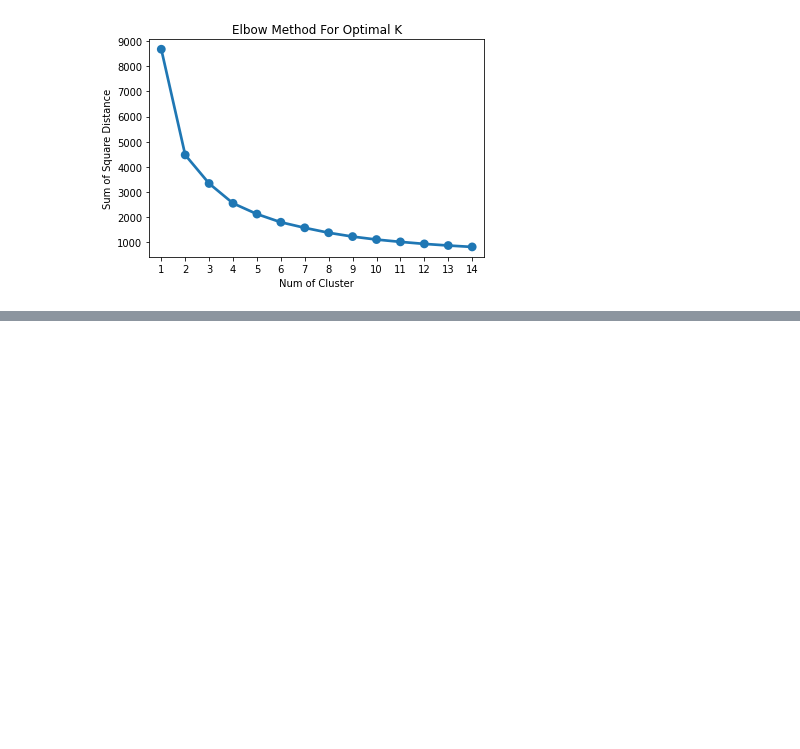
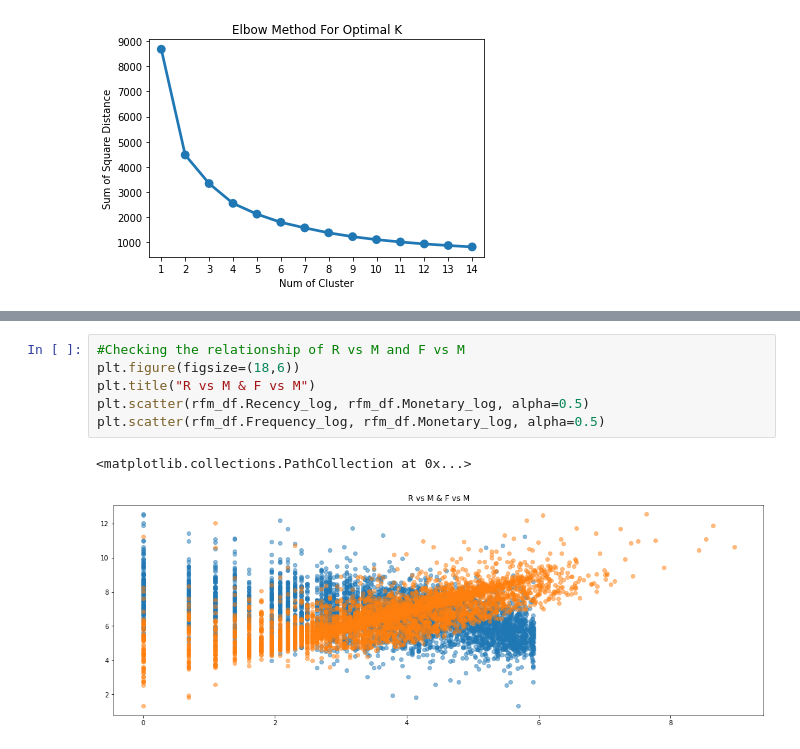
Before and after one commit to Mmbsaksd/Online-Retail, a Jupyter notebook: Online_Retail.ipynb, the cells around one changed output, grey strips where cells are left out. Drawn from its saved outputs; the diff is of its cells as text; blank space fills up the shorter version.

```diff
--- a/Online_Retail.ipynb
+++ b/Online_Retail.ipynb
@@ -914,0 +941,9 @@ plt.show()
+# %%
+#Checking the relationship of R vs M and F vs M
+plt.figure(figsize=(18,6))
+plt.title("R vs M & F vs M")
+plt.scatter(rfm_df.Recency_log, rfm_df.Monetary_log, alpha=0.5)
+plt.scatter(rfm_df.Frequency_log, rfm_df.Monetary_log, alpha=0.5)
+# %% [output]
+<matplotlib.collections.PathCollection at 0x...>
+[figure, added]
```
Also changed, not shown: parts of 6 cells of this notebook.
